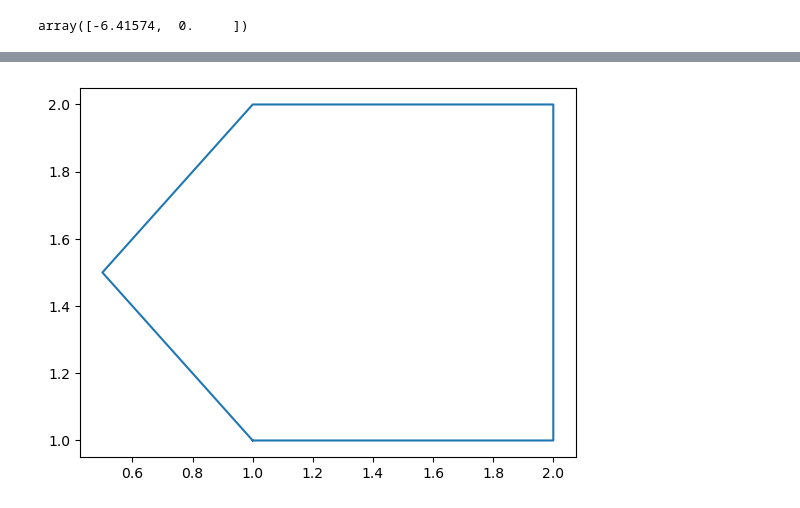
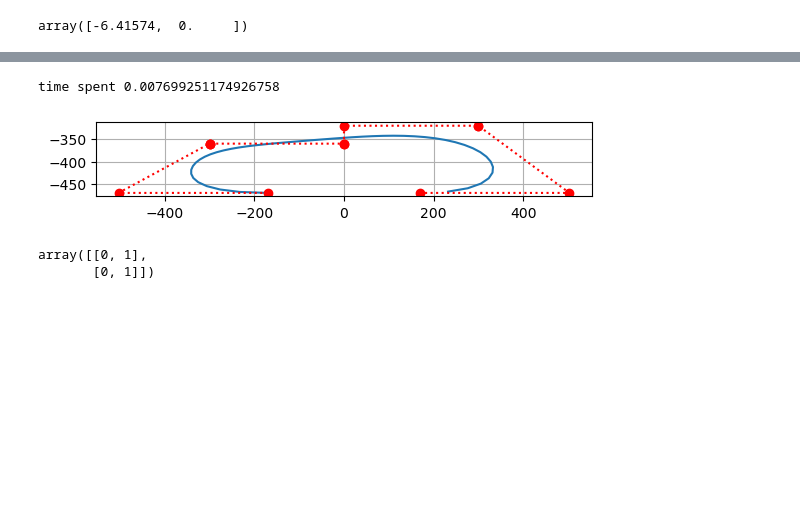
Before and after one commit to guanlunlu/MBD_Corgi_python, a Jupyter notebook: script/test.ipynb, the cells around one changed output, grey strips where cells are left out. Drawn from its saved outputs; the diff is of its cells as text; code cells hidden in the pictures; blank space fills up the shorter version.

Commit message:
integrate basic bezier trajectory planning

```diff
--- a/script/test.ipynb
+++ b/script/test.ipynb
@@ -85,13 +10,48 @@ plt.show()
-# %%
-import matplotlib.pyplot as plt
-
-coord = [[1,1], [2,1], [2,2], [1,2], [0.5,1.5]]
-coord.append(coord[0]) #repeat the first point to create a 'closed loop'
-
-xs, ys = zip(*coord) #create lists of x and y values
-
-plt.figure()
-plt.plot(xs,ys)
-plt.show()
-# %% [output]
-[figure, removed]
+# %%
+from Bezier import Bezier
+import numpy as np
+from numpy import array as a
+import matplotlib.pyplot as plt
+from mpl_toolkits.mplot3d import Axes3D
+import time
+t_points = np.arange(0, 1, 0.02)
+
+v_desire = 1000
+T_sw = 0.25
+
+test = a([[-170, -470],
+          [-(170 + v_desire/((12)*T_sw)), -470],
+          [-300, -360],
+          [-300, -360],
+          [-300, -360],
+          [0, -360],
+          [0, -360],
+          [0, -320],
+          [300, -320],
+          [300, -320],
+          [170 + v_desire/((12)*T_sw), -470],
+          [170, -470]])
+
+
+t = time.time()
+test_set_1 = Bezier.Curve(t_points, test)
+print("time spent", time.time() - t)
+
+# plt.xticks([i1 for i1 in range(-20, 20)]), plt.yticks([i1 for i1 in range(-20, 20)])
+
+plt.gca().set_aspect('equal', adjustable='box')
+plt.grid(b=True, which='major', axis='both')
+
+plt.plot(test_set_1[:, 0], test_set_1[:, 1])
+plt.plot(test[:, 0], test[:, 1], 'ro:')
+plt.show()
+# %% [output]
+time spent 0.007699251174926758
+[figure, added]
+# %%
+a = np.array([0, 1])
+b = np.array([a, a])
+b
+# %% [output]
+array([[0, 1],
+       [0, 1]])
```
Also changed, not shown: parts of 4 cells of this notebook, 4 other files.
